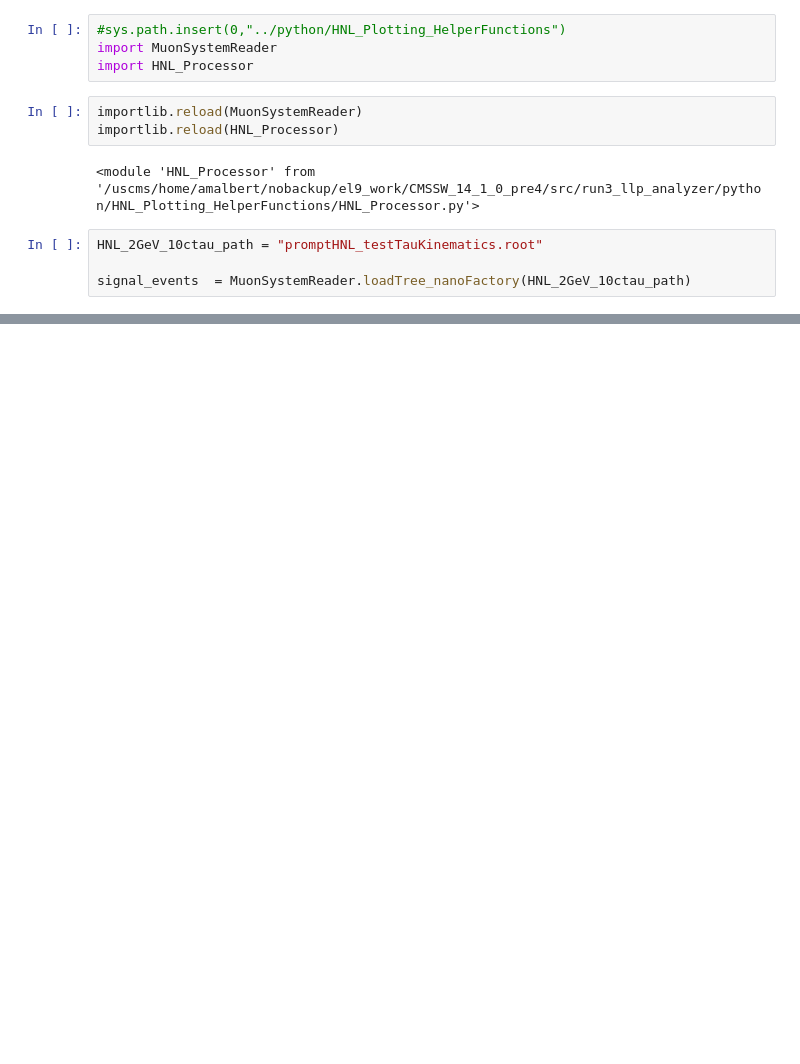
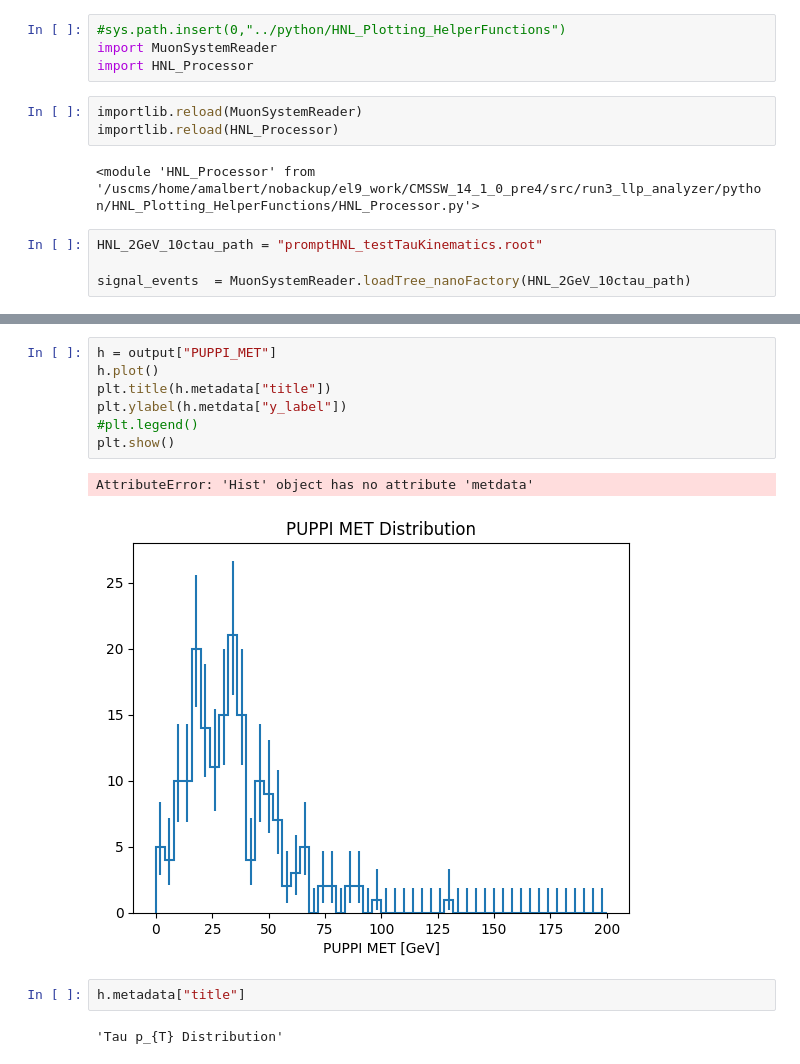
Before and after one commit to cms-lpc-llp/run3_llp_analyzer, a Jupyter notebook: HNL_Plotting_Scripts/Check_Sample_Kinematics.ipynb, the cells around one changed output, grey strips where cells are left out. Cells and saved outputs as stored; diff of their text form; blank space fills up the shorter version.

```diff
--- a/HNL_Plotting_Scripts/Check_Sample_Kinematics.ipynb
+++ b/HNL_Plotting_Scripts/Check_Sample_Kinematics.ipynb
@@ -53,0 +68,14 @@ No artists with labels found to put in legend.  Note that artists whose label st
+# %%
+h = output["PUPPI_MET"]
+h.plot()
+plt.title(h.metadata["title"])
+plt.ylabel(h.metdata["y_label"])
+#plt.legend()
+plt.show()
+# %% [output]
+AttributeError: 'Hist' object has no attribute 'metdata'
+[figure, added]
+# %%
+h.metadata["title"]
+# %% [output]
+'Tau p_{T} Distribution'
```
Also changed, not shown: parts of 5 cells of this notebook, 5 other files.
